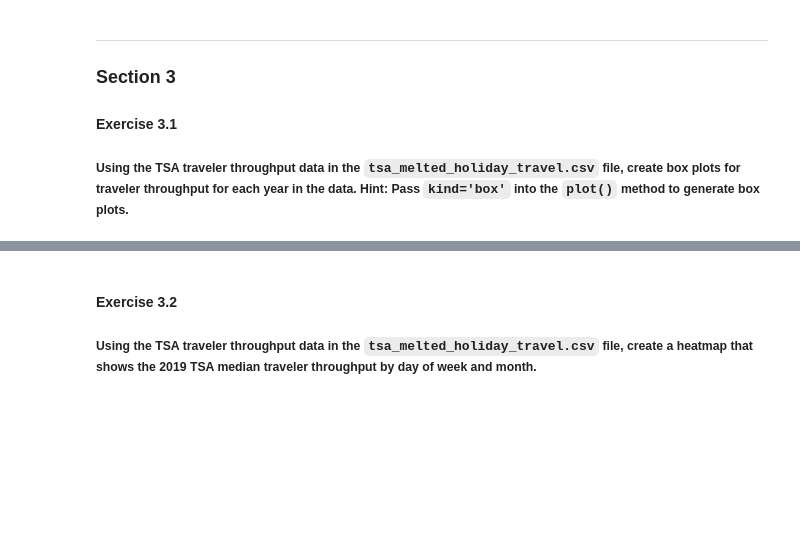
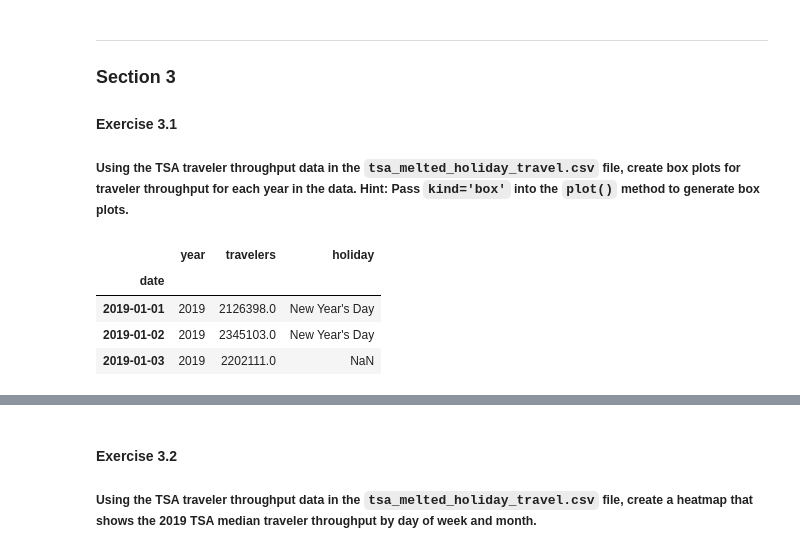
Before and after one commit to dekristi/Python_SheGoesTech_22, a Jupyter notebook: Day_17_Pandas_Data_Analysis_Library/workbook.ipynb, the cells around one changed output, grey strips where cells are left out. Saved outputs shown, nothing was run; the diff lists cells and outputs as text; code cells hidden in the pictures; blank space fills up the shorter version.

```diff
--- a/Day_17_Pandas_Data_Analysis_Library/workbook.ipynb
+++ b/Day_17_Pandas_Data_Analysis_Library/workbook.ipynb
@@ -278,3 +279,12 @@ KeyError: ('tpep_dropoff_datetime', 'tip_amount')
 
 #### Exercise 3.1
 ##### Using the TSA traveler throughput data in the `tsa_melted_holiday_travel.csv` file, create box plots for traveler throughput for each year in the data. Hint: Pass `kind='box'` into the `plot()` method to generate box plots.
+# %%
+tsa_df = pd.read_csv('../data/tsa_melted_holiday_travel.csv', parse_dates=True, index_col='date')
+tsa_df.head(3)
+# %% [output]
+|  | year | travelers | holiday |
+| date |  |  |  |
+| 2019-01-01 | 2019 | 2126398.0 | New Year's Day |
+| 2019-01-02 | 2019 | 2345103.0 | New Year's Day |
+| 2019-01-03 | 2019 | 2202111.0 | NaN |
```
Also changed, not shown: parts of 2 cells of this notebook.
